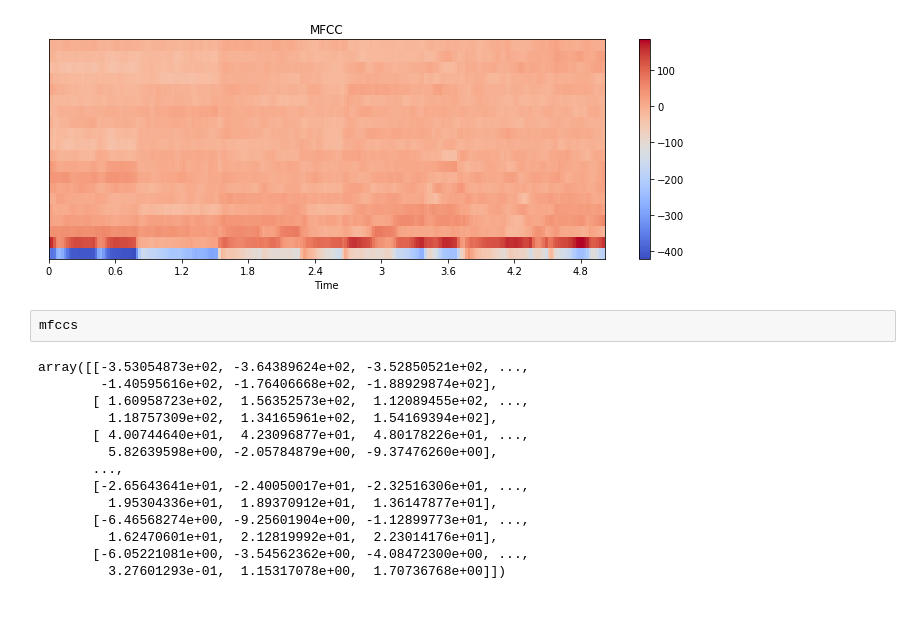
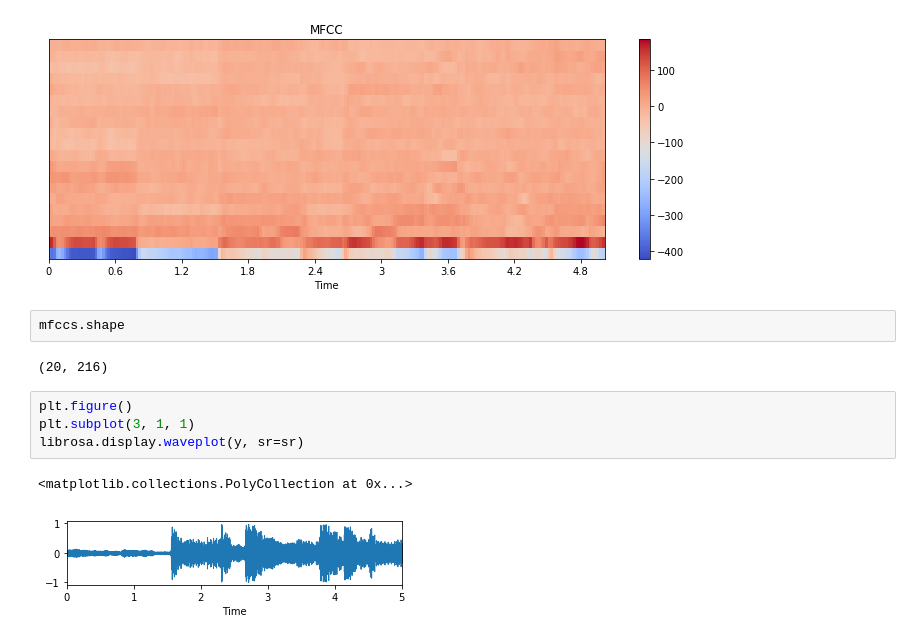
Before and after one commit to shengwei-IMMasterThesis/Practice_librosa_audioFeatureExtraction, a Jupyter notebook: MFCC.ipynb, the cells around one changed output. Drawn from its saved outputs; the diff is of its cells as text; blank space fills up the shorter version.

Commit message:
Some change in MFCC

```diff
--- a/MFCC.ipynb
+++ b/MFCC.ipynb
@@ -65,18 +64,13 @@ plt.tight_layout()
 # %% [output]
 [figure]
 # %%
-mfccs
+mfccs.shape
 # %% [output]
-array([[-3.53054873e+02, -3.64389624e+02, -3.52850521e+02, ...,
-        -1.40595616e+02, -1.76406668e+02, -1.88929874e+02],
-       [ 1.60958723e+02,  1.56352573e+02,  1.12089455e+02, ...,
-         1.18757309e+02,  1.34165961e+02,  1.54169394e+02],
-       [ 4.00744640e+01,  4.23096877e+01,  4.80178226e+01, ...,
-         5.82639598e+00, -2.05784879e+00, -9.37476260e+00],
-       ...,
-       [-2.65643641e+01, -2.40050017e+01, -2.32516306e+01, ...,
-         1.95304336e+01,  1.89370912e+01,  1.36147877e+01],
-       [-6.46568274e+00, -9.25601904e+00, -1.12899773e+01, ...,
-         1.62470601e+01,  2.12819992e+01,  2.23014176e+01],
-       [-6.05221081e+00, -3.54562362e+00, -4.08472300e+00, ...,
-         3.27601293e-01,  1.15317078e+00,  1.70736768e+00]])
+(20, 216)
+# %%
+plt.figure()
+plt.subplot(3, 1, 1)
+librosa.display.waveplot(y, sr=sr)
+# %% [output]
+<matplotlib.collections.PolyCollection at 0x...>
+[figure, added]
```
Also changed, not shown: parts of 10 cells of this notebook.
